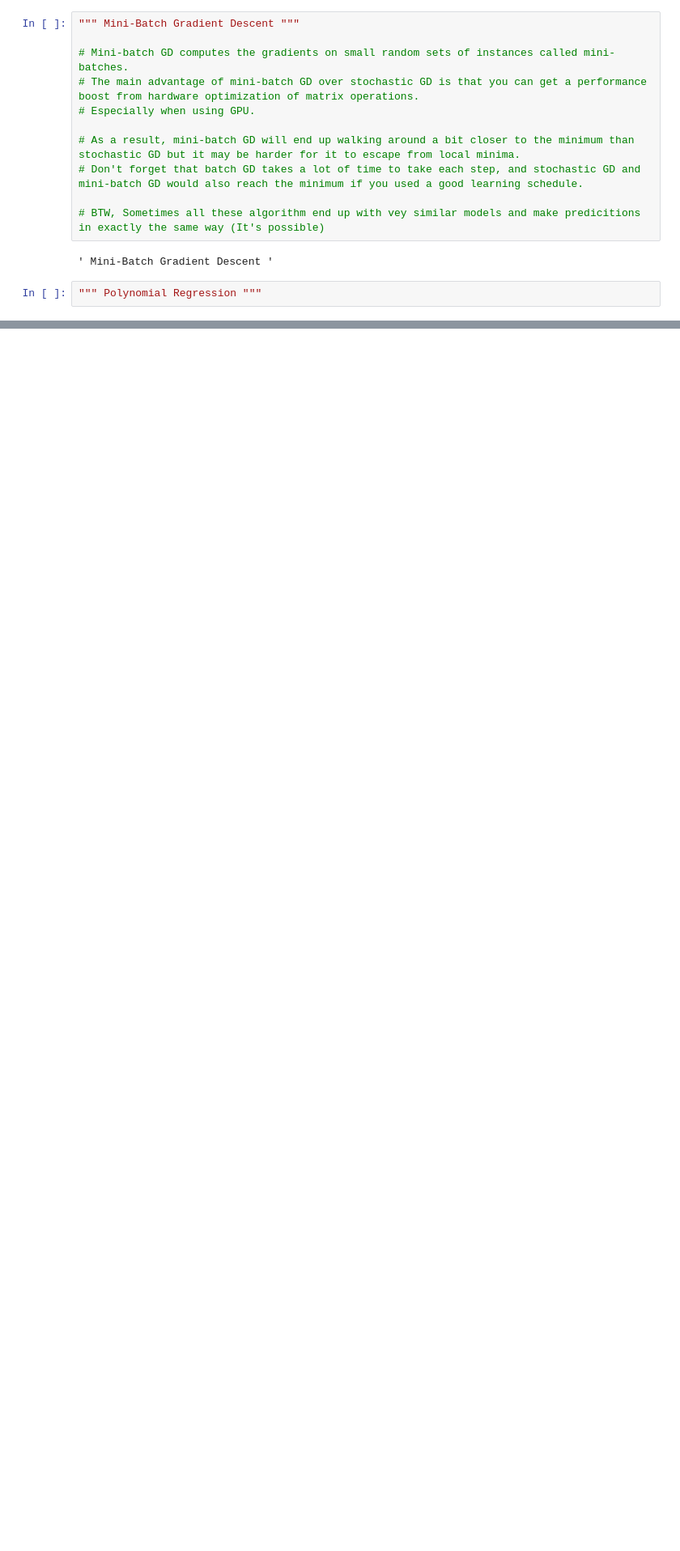
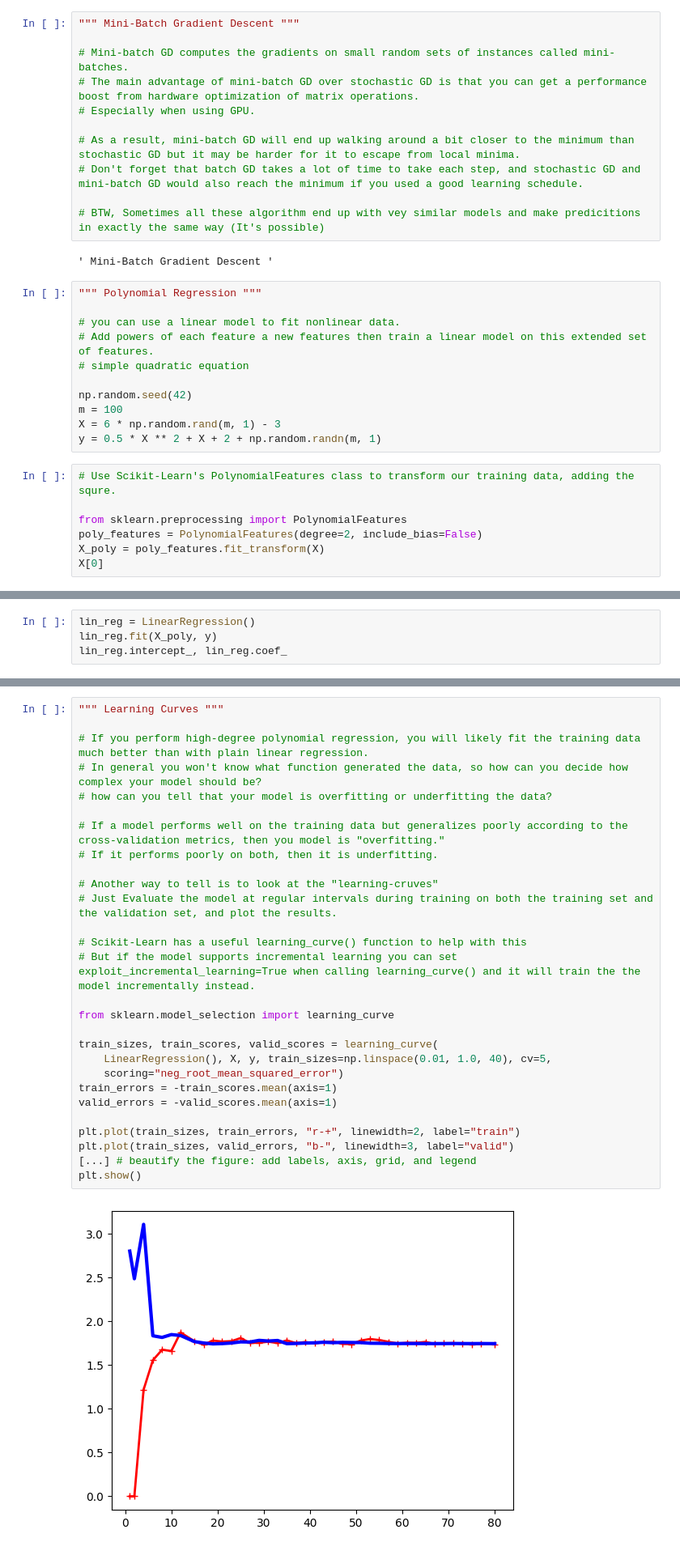
Before and after one commit to Nattawut30/My-Personal-Training, a Jupyter notebook: ScikitLearn-Keras-TensorFlow/ML_train/04_Training_Models.ipynb, the cells around one changed output, grey strips where cells are left out. Shown at 81% size. Drawn from its saved outputs; the diff is of its cells as text; blank space fills up the shorter version.

Commit message:
Learning Curves

```diff
--- a/ScikitLearn-Keras-TensorFlow/ML_train/04_Training_Models.ipynb
+++ b/ScikitLearn-Keras-TensorFlow/ML_train/04_Training_Models.ipynb
@@ -307,3 +307,19 @@ sgd_reg.intercept_, sgd_reg.coef_ # Normal Equation
 ' Mini-Batch Gradient Descent '
 # %%
 """ Polynomial Regression """
+
+# you can use a linear model to fit nonlinear data.
+# Add powers of each feature a new features then train a linear model on this extended set of features.
+# simple quadratic equation
+
+np.random.seed(42)
+m = 100
+X = 6 * np.random.rand(m, 1) - 3
+y = 0.5 * X ** 2 + X + 2 + np.random.randn(m, 1)
+# %%
+# Use Scikit-Learn's PolynomialFeatures class to transform our training data, adding the squre.
+
+from sklearn.preprocessing import PolynomialFeatures
+poly_features = PolynomialFeatures(degree=2, include_bias=False)
+X_poly = poly_features.fit_transform(X)
+X[0]
@@ -309,0 +332,4 @@ sgd_reg.intercept_, sgd_reg.coef_ # Normal Equation
+# %%
+lin_reg = LinearRegression()
+lin_reg.fit(X_poly, y)
+lin_reg.intercept_, lin_reg.coef_
@@ -309,0 +342,30 @@ sgd_reg.intercept_, sgd_reg.coef_ # Normal Equation
+# %%
+""" Learning Curves """
+
+# If you perform high-degree polynomial regression, you will likely fit the training data much better than with plain linear regression.
+# In general you won't know what function generated the data, so how can you decide how complex your model should be?
+# how can you tell that your model is overfitting or underfitting the data?
+
+# If a model performs well on the training data but generalizes poorly according to the cross-validation metrics, then you model is "overfitting."
+# If it performs poorly on both, then it is underfitting.
+
+# Another way to tell is to look at the "learning-cruves"
+# Just Evaluate the model at regular intervals during training on both the training set and the validation set, and plot the results.
+
+# Scikit-Learn has a useful learning_curve() function to help with this
+# But if the model supports incremental learning you can set exploit_incremental_learning=True when calling learning_curve() and it will train the the model incrementally instead.
+
+from sklearn.model_selection import learning_curve
+
+train_sizes, train_scores, valid_scores = learning_curve(
+    LinearRegression(), X, y, train_sizes=np.linspace(0.01, 1.0, 40), cv=5,
+    scoring="neg_root_mean_squared_error")
+train_errors = -train_scores.mean(axis=1)
+valid_errors = -valid_scores.mean(axis=1)
+
+plt.plot(train_sizes, train_errors, "r-+", linewidth=2, label="train")
+plt.plot(train_sizes, valid_errors, "b-", linewidth=3, label="valid")
+[...] # beautify the figure: add labels, axis, grid, and legend
+plt.show()
+# %% [output]
+[figure, added]
```
Also changed, not shown: parts of 7 cells of this notebook.
